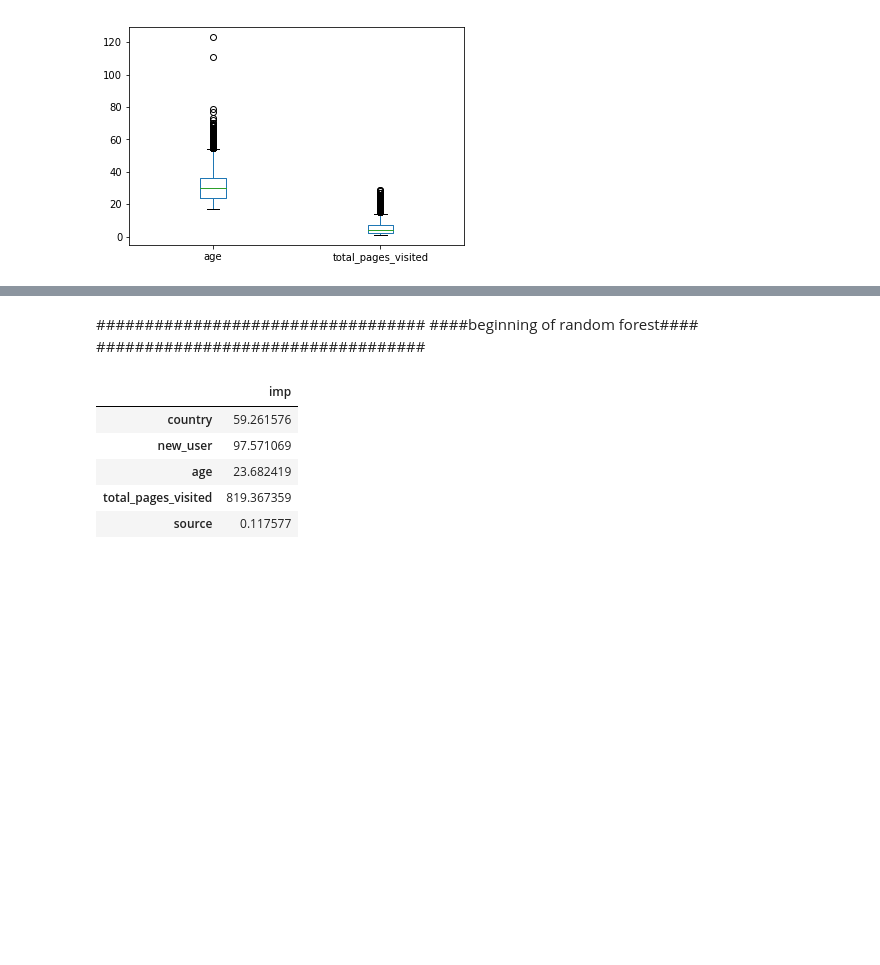
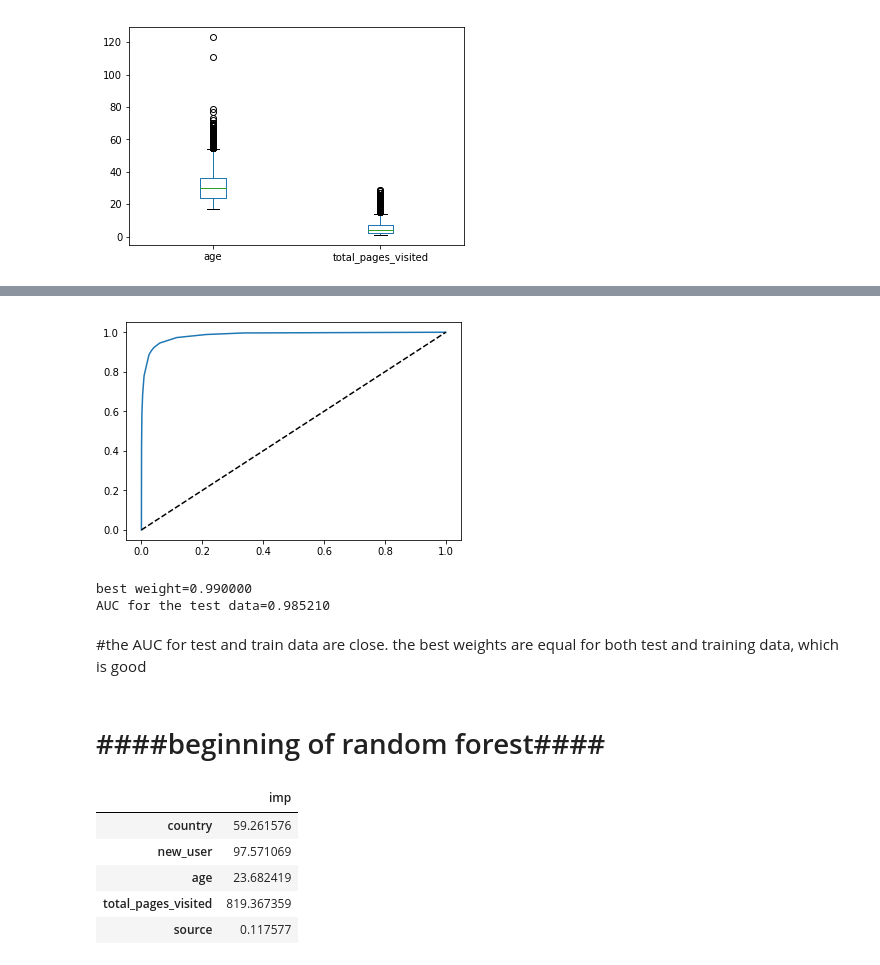
Before and after one commit to haniramezani/WebsiteConversion, a Jupyter notebook: Conversion analysis.ipynb, the cells around one changed output, grey strips where cells are left out. Drawn from its saved outputs; the diff is of its cells as text; code cells hidden in the pictures; blank space fills up the shorter version.

```diff
--- a/Conversion analysis.ipynb
+++ b/Conversion analysis.ipynb
@@ -179,7 +157,16 @@ best weight= 0.9900000000000001
+# %%
+X_test=test_dummy.iloc[:,test_dummy.columns!='converted']
+Y_test=test_dummy['converted']
+fp,tp=logit_ROC(X_test,Y_test)
+print('AUC for the test data=%f'%compute_AUC(fp,tp))
+# %% [output]
+[figure, added]
+best weight=0.990000
+AUC for the test data=0.985210
+# %% [markdown]
+#the AUC for test and train data are close. the best weights are equal for both test and training data, which is good
 # %% [markdown]
-##################################
-####beginning of random forest####
-##################################
+# ####beginning of random forest####
 # %%
 from sklearn.ensemble import RandomForestClassifier, GradientBoostingClassifier
 import pydot
```
Also changed, not shown: parts of 19 cells of this notebook.
